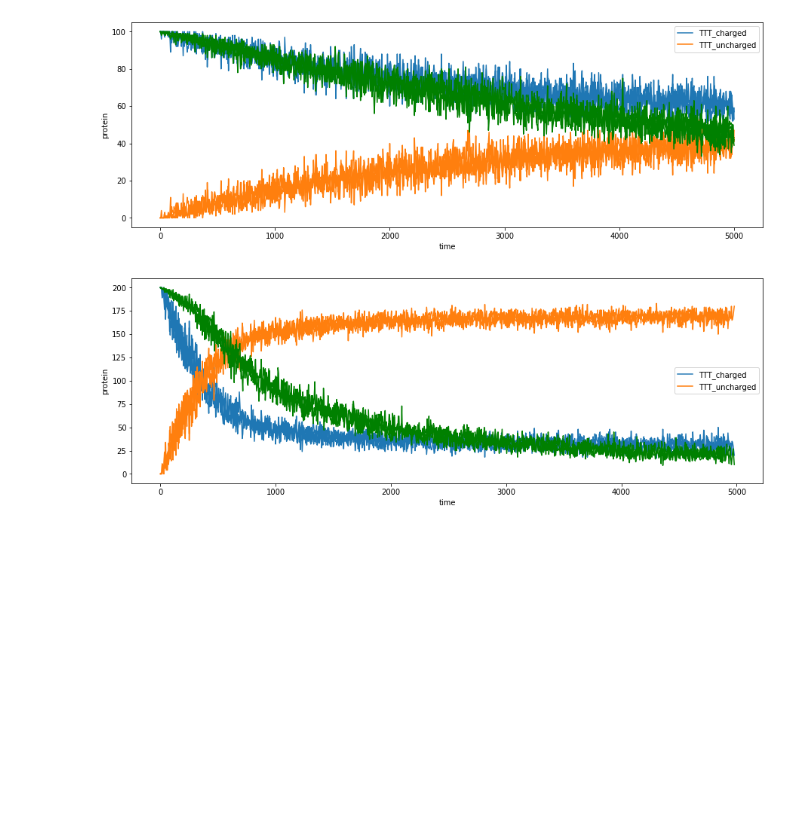
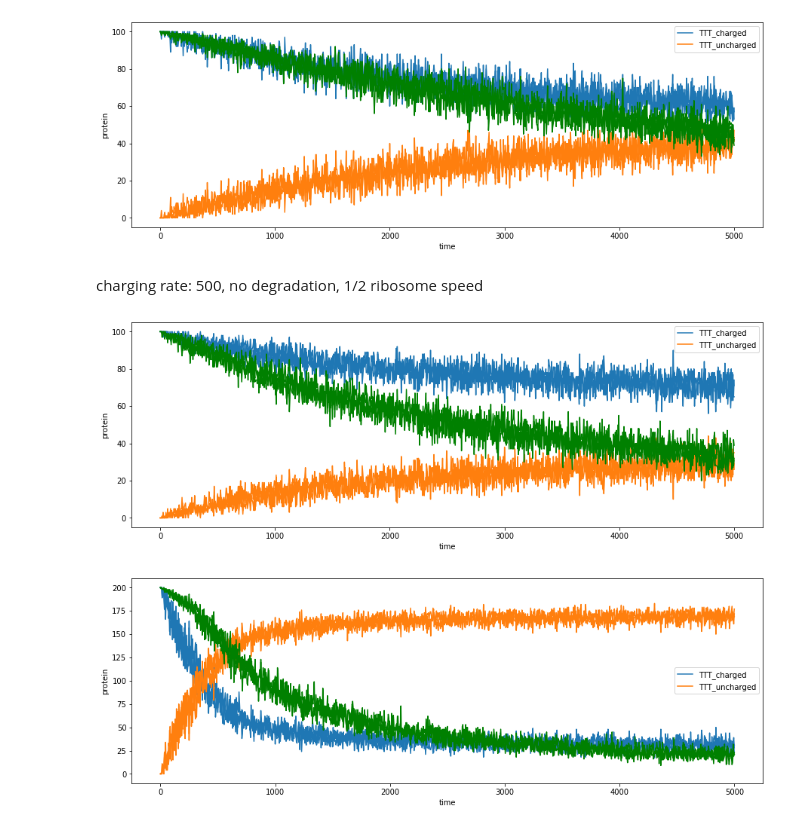
Before and after one commit to alexismhill3/tRNA-dynamics, a Jupyter notebook: analysis/analysis_simple.ipynb, the cells around one changed output. Drawn from its saved outputs; the diff is of its cells as text; code cells hidden in the pictures; blank space fills up the shorter version.

```diff
--- a/analysis/analysis_simple.ipynb
+++ b/analysis/analysis_simple.ipynb
@@ -120,6 +126,15 @@ tRNA_species_plot(df_master)
 ribosome_plot(df_master)
 # %% [output]
 [figure]
+# %% [markdown]
+charging rate: 500, no degradation, 1/2 ribosome speed
+# %%
+rcParams['figure.figsize'] = [15, 5]
+df_master = read_sim("../output/phase_analysis/single_codon_100_10_3_250_phase_5000_500.0", 1, 3, 1)
+tRNA_species_plot(df_master)
+ribosome_plot(df_master)
+# %% [output]
+[figure, added]
 # %%
 rcParams['figure.figsize'] = [15, 5]
 df_master_100_100_250_5000 = read_sim("../output/sim/single_codon_200_100_250_5000", 1, 3, 1)
```
Also changed, not shown: parts of 5 cells of this notebook.
